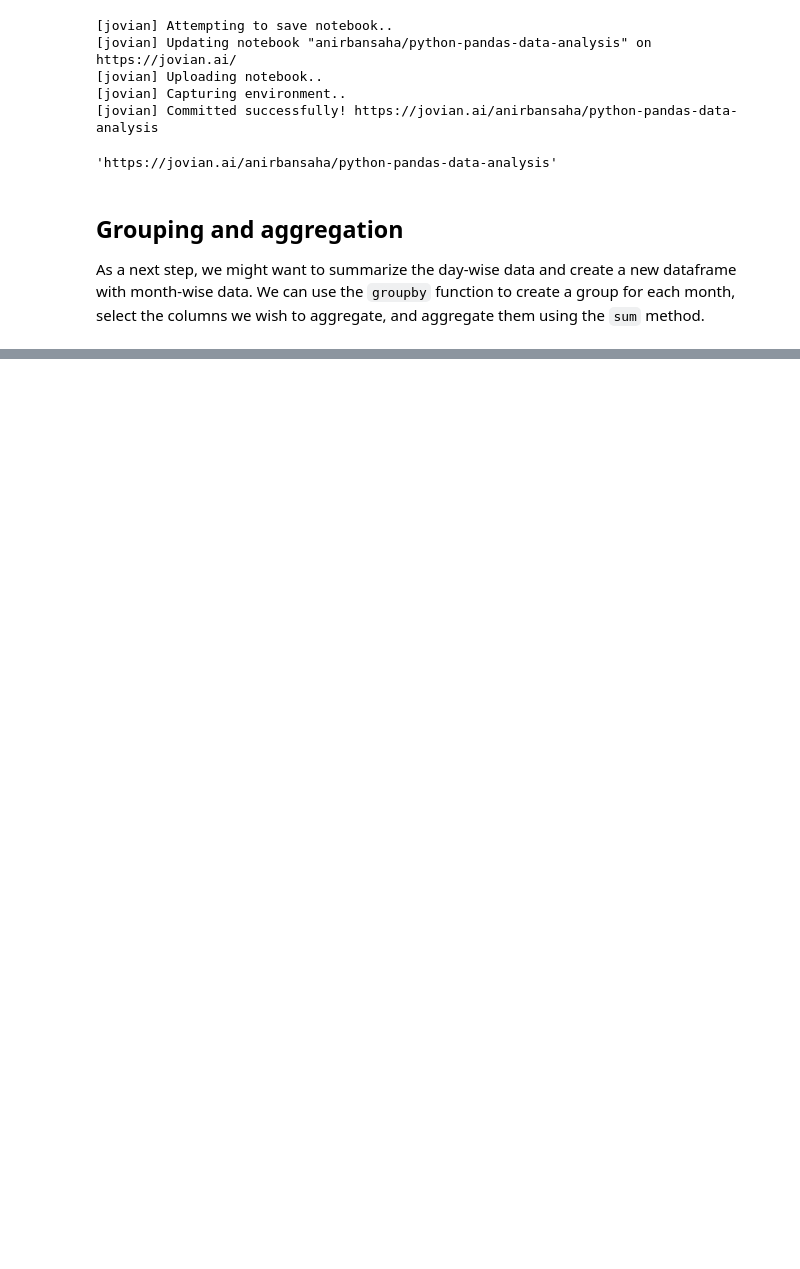
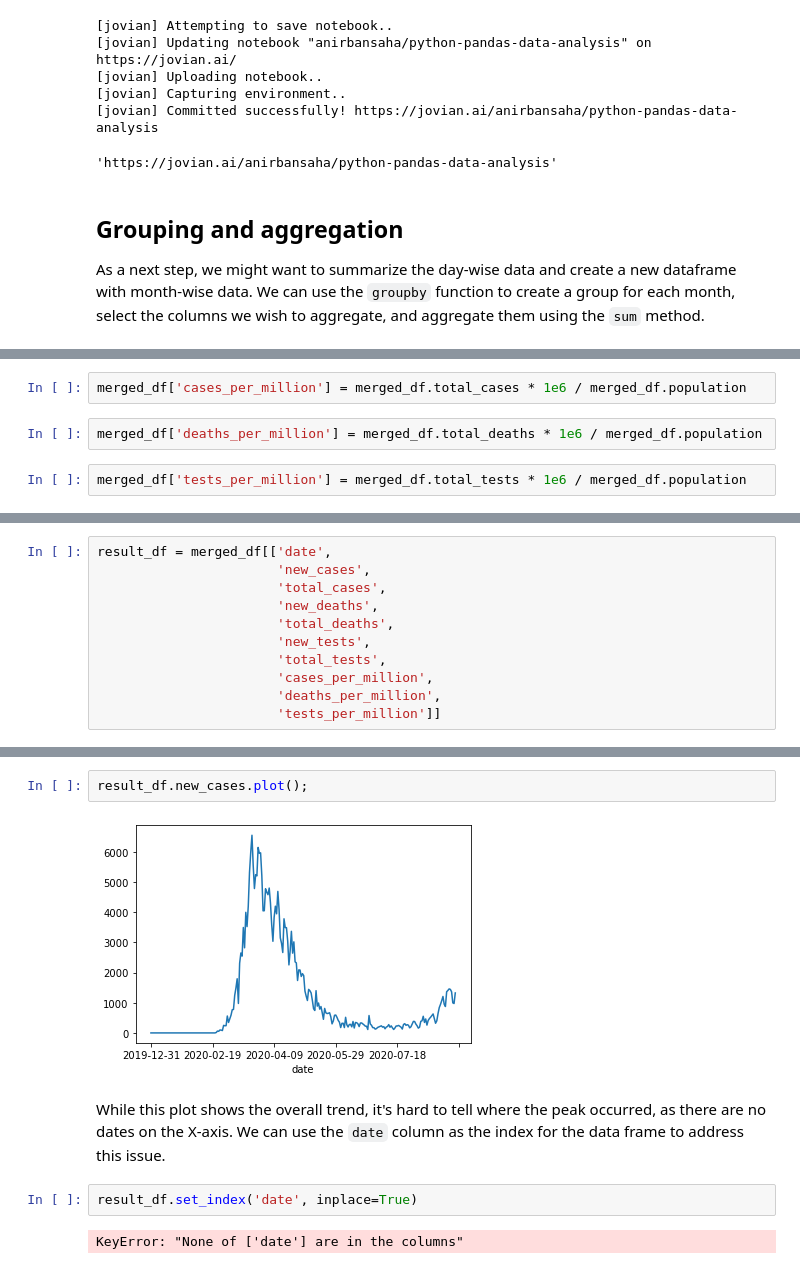
Before and after one commit to AnirbanSaha-Aiub/Python, a Jupyter notebook: Data Analysis with Python Zero to Pandas/python-pandas-data-analysis.ipynb, the cells around one changed output, grey strips where cells are left out. Drawn from its saved outputs; the diff is of its cells as text; blank space fills up the shorter version.

```diff
--- a/Data Analysis with Python Zero to Pandas/python-pandas-data-analysis.ipynb
+++ b/Data Analysis with Python Zero to Pandas/python-pandas-data-analysis.ipynb
@@ -811,0 +954,6 @@ As a next step, we might want to summarize the day-wise data and create a new da
+# %%
+merged_df['cases_per_million'] = merged_df.total_cases * 1e6 / merged_df.population
+# %%
+merged_df['deaths_per_million'] = merged_df.total_deaths * 1e6 / merged_df.population
+# %%
+merged_df['tests_per_million'] = merged_df.total_tests * 1e6 / merged_df.population
@@ -811,0 +980,11 @@ As a next step, we might want to summarize the day-wise data and create a new da
+# %%
+result_df = merged_df[['date',
+                       'new_cases',
+                       'total_cases',
+                       'new_deaths',
+                       'total_deaths',
+                       'new_tests',
+                       'total_tests',
+                       'cases_per_million',
+                       'deaths_per_million',
+                       'tests_per_million']]
@@ -811,0 +1042,10 @@ As a next step, we might want to summarize the day-wise data and create a new da
+# %%
+result_df.new_cases.plot();
+# %% [output]
+[figure, added]
+# %% [markdown]
+While this plot shows the overall trend, it's hard to tell where the peak occurred, as there are no dates on the X-axis. We can use the `date` column as the index for the data frame to address this issue.
+# %%
+result_df.set_index('date', inplace=True)
+# %% [output]
+KeyError: "None of ['date'] are in the columns"
```
Also changed, not shown: parts of 48 cells of this notebook, 2 other files.
